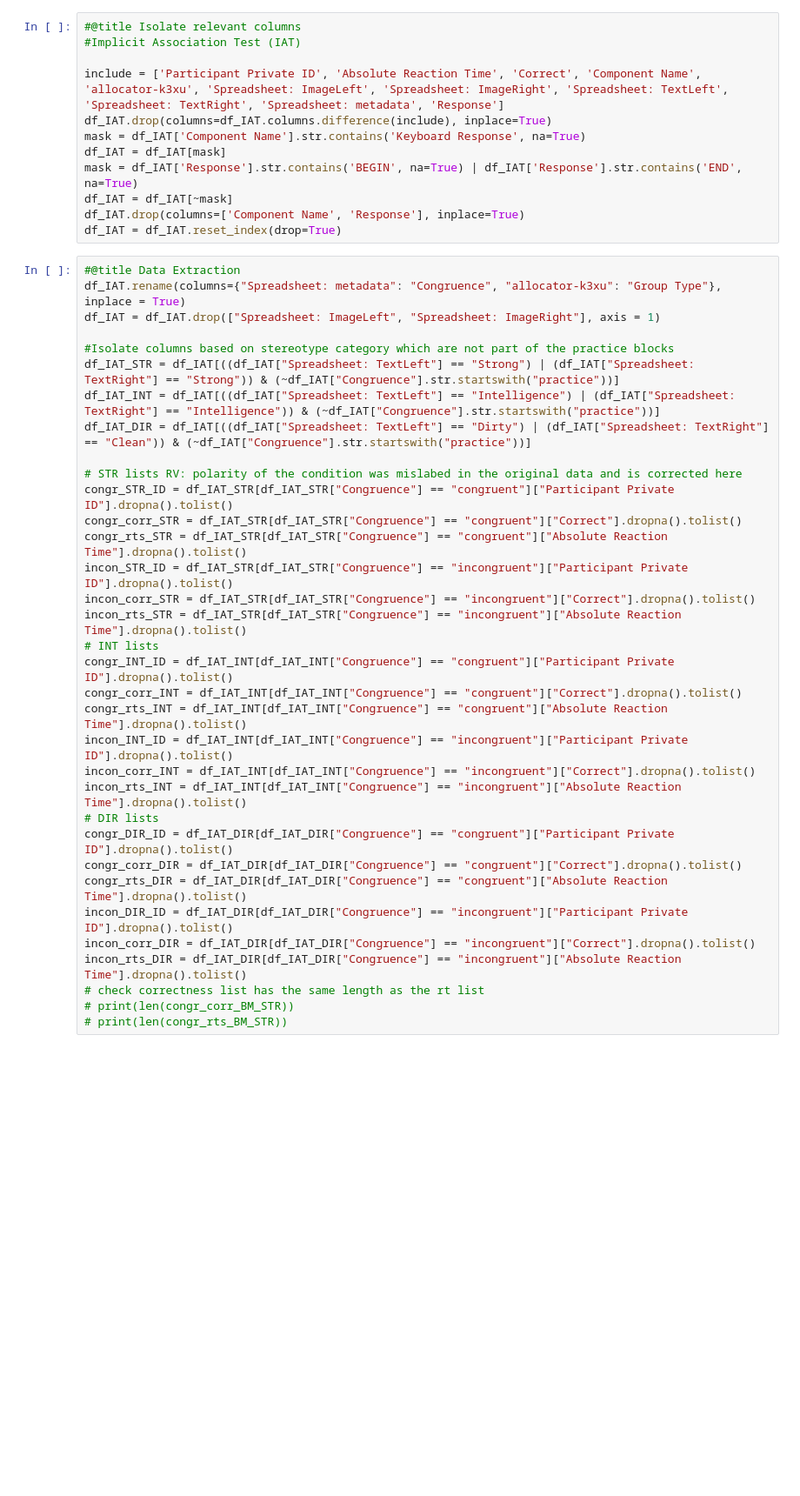
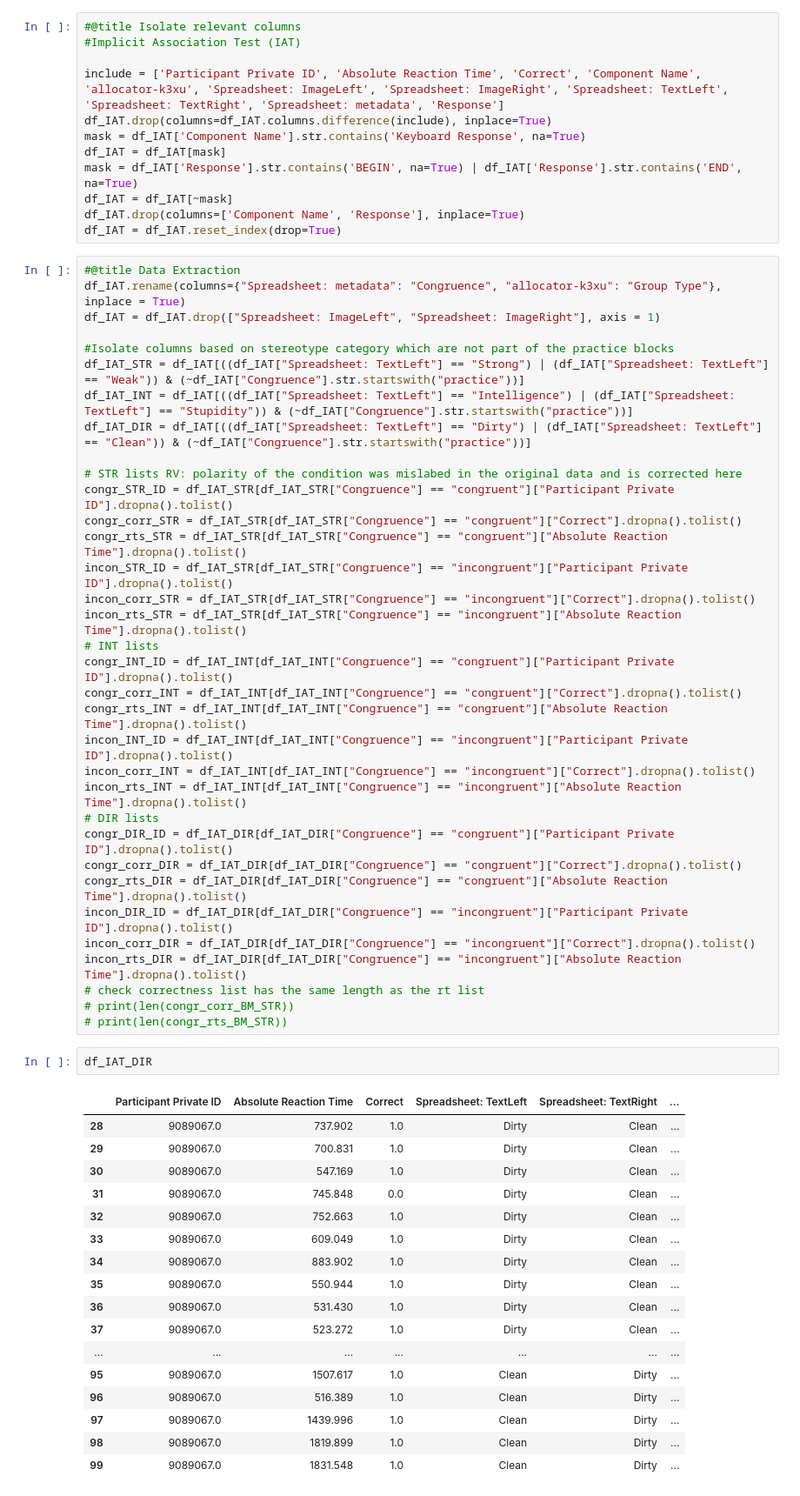
Before and after one commit to ExCaLBBR/Demos, a Jupyter notebook: demoIAT_SingleParticipantAnalysis.ipynb, the cells around one changed output. Shown at 87% size. Cells and saved outputs as stored; diff of their text form; blank space fills up the shorter version.

```diff
--- a/demoIAT_SingleParticipantAnalysis.ipynb
+++ b/demoIAT_SingleParticipantAnalysis.ipynb
@@ -107,9 +107,9 @@ df_IAT.rename(columns={"Spreadsheet: metadata": "Congruence", "allocator-k3xu":
 df_IAT = df_IAT.drop(["Spreadsheet: ImageLeft", "Spreadsheet: ImageRight"], axis = 1)
 
 #Isolate columns based on stereotype category which are not part of the practice blocks
-df_IAT_STR = df_IAT[((df_IAT["Spreadsheet: TextLeft"] == "Strong") | (df_IAT["Spreadsheet: TextRight"] == "Strong")) & (~df_IAT["Congruence"].str.startswith("practice"))]
-df_IAT_INT = df_IAT[((df_IAT["Spreadsheet: TextLeft"] == "Intelligence") | (df_IAT["Spreadsheet: TextRight"] == "Intelligence")) & (~df_IAT["Congruence"].str.startswith("practice"))]
-df_IAT_DIR = df_IAT[((df_IAT["Spreadsheet: TextLeft"] == "Dirty") | (df_IAT["Spreadsheet: TextRight"] == "Clean")) & (~df_IAT["Congruence"].str.startswith("practice"))]
+df_IAT_STR = df_IAT[((df_IAT["Spreadsheet: TextLeft"] == "Strong") | (df_IAT["Spreadsheet: TextLeft"] == "Weak")) & (~df_IAT["Congruence"].str.startswith("practice"))]
+df_IAT_INT = df_IAT[((df_IAT["Spreadsheet: TextLeft"] == "Intelligence") | (df_IAT["Spreadsheet: TextLeft"] == "Stupidity")) & (~df_IAT["Congruence"].str.startswith("practice"))]
+df_IAT_DIR = df_IAT[((df_IAT["Spreadsheet: TextLeft"] == "Dirty") | (df_IAT["Spreadsheet: TextLeft"] == "Clean")) & (~df_IAT["Congruence"].str.startswith("practice"))]
 
 # STR lists RV: polarity of the condition was mislabed in the original data and is corrected here
 congr_STR_ID = df_IAT_STR[df_IAT_STR["Congruence"] == "congruent"]["Participant Private ID"].dropna().tolist()
@@ -135,6 +135,26 @@ incon_rts_DIR = df_IAT_DIR[df_IAT_DIR["Congruence"] == "incongruent"]["Absolute
 # check correctness list has the same length as the rt list
 # print(len(congr_corr_BM_STR))
 # print(len(congr_rts_BM_STR))
+# %%
+df_IAT_DIR
+# %% [output]
+|  | Participant Private ID | Absolute Reaction Time | Correct | Spreadsheet: TextLeft | Spreadsheet: TextRight | ... |
+| 28 | 9089067.0 | 737.902 | 1.0 | Dirty | Clean | ... |
+| 29 | 9089067.0 | 700.831 | 1.0 | Dirty | Clean | ... |
+| 30 | 9089067.0 | 547.169 | 1.0 | Dirty | Clean | ... |
+| 31 | 9089067.0 | 745.848 | 0.0 | Dirty | Clean | ... |
+| 32 | 9089067.0 | 752.663 | 1.0 | Dirty | Clean | ... |
+| 33 | 9089067.0 | 609.049 | 1.0 | Dirty | Clean | ... |
+| 34 | 9089067.0 | 883.902 | 1.0 | Dirty | Clean | ... |
+| 35 | 9089067.0 | 550.944 | 1.0 | Dirty | Clean | ... |
+| 36 | 9089067.0 | 531.430 | 1.0 | Dirty | Clean | ... |
+| 37 | 9089067.0 | 523.272 | 1.0 | Dirty | Clean | ... |
+| ... | ... | ... | ... | ... | ... | ... |
+| 95 | 9089067.0 | 1507.617 | 1.0 | Clean | Dirty | ... |
+| 96 | 9089067.0 | 516.389 | 1.0 | Clean | Dirty | ... |
+| 97 | 9089067.0 | 1439.996 | 1.0 | Clean | Dirty | ... |
+| 98 | 9089067.0 | 1819.899 | 1.0 | Clean | Dirty | ... |
+| 99 | 9089067.0 | 1831.548 | 1.0 | Clean | Dirty | ... |
 # %%
 #@title Filter participants who are too fast
 #Find and remove participants who are too fast
```
Also changed, not shown: parts of 3 cells of this notebook.
